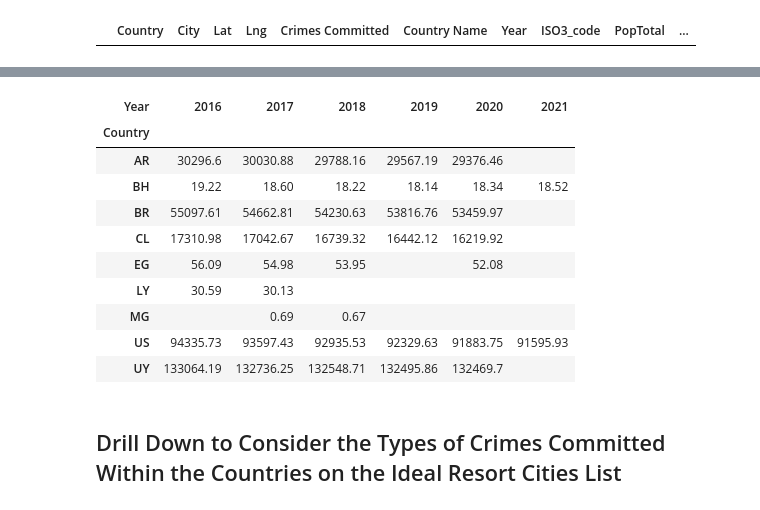
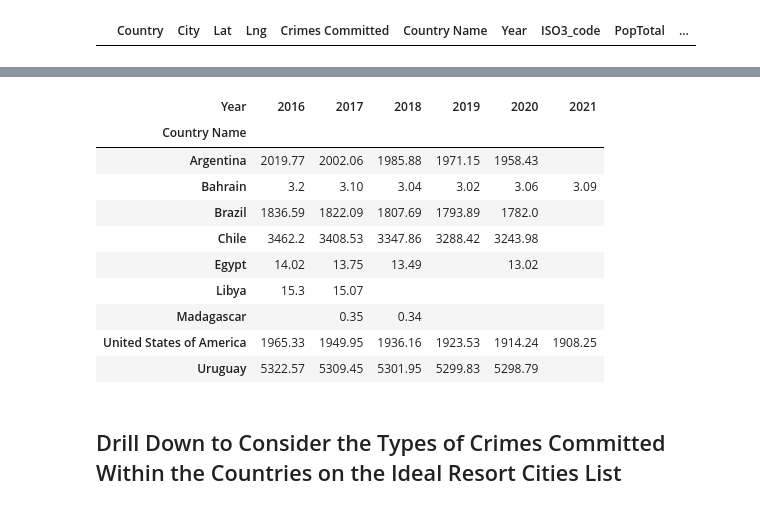
Before and after one commit to mnaffziger/project-one, a Jupyter notebook: Notebooks/UN_crime_pop_cleaned.ipynb, the cells around one changed output, grey strips where cells are left out. Saved outputs shown, nothing was run; the diff lists cells and outputs as text; code cells hidden in the pictures.

```diff
--- a/Notebooks/UN_crime_pop_cleaned.ipynb
+++ b/Notebooks/UN_crime_pop_cleaned.ipynb
@@ -225,36 +225,36 @@ city_crime_high_summary
 # %%
 # Generate pivot table to seek trends in the crime rate,
 # indexing the crime category and reported crime tpyes per country, per year reported
 # https://builtin.com/data-science/pandas-pivot-tables
 
 annual_reported_normalized_crime = np.round(pd.pivot_table(
     crime_comparo_ideal_cities,
     values = 'Crimes/ 100,000 population',
-    index = 'Country',
+    index = 'Country Name',
     columns = 'Year',
-    aggfunc=np.sum
+    aggfunc=np.mean
     ),
     2)
 
 
 # Convert NaN with blank values for future plotting
 annual_reported_normalized_crime.fillna('', inplace = True)
 
 # Create CSV file
 annual_reported_normalized_crime.to_csv(os.path.join(crime_data_dir,"annual_reported_crime.csv"))
 annual_reported_normalized_crime
 # %% [output]
 | Year | 2016 | 2017 | 2018 | 2019 | 2020 | 2021 |
-| Country |  |  |  |  |  |  |
-| AR | 30296.6 | 30030.88 | 29788.16 | 29567.19 | 29376.46 |  |
-| BH | 19.22 | 18.60 | 18.22 | 18.14 | 18.34 | 18.52 |
-| BR | 55097.61 | 54662.81 | 54230.63 | 53816.76 | 53459.97 |  |
-| CL | 17310.98 | 17042.67 | 16739.32 | 16442.12 | 16219.92 |  |
-| EG | 56.09 | 54.98 | 53.95 |  | 52.08 |  |
-| LY | 30.59 | 30.13 |  |  |  |  |
-| MG |  | 0.69 | 0.67 |  |  |  |
-| US | 94335.73 | 93597.43 | 92935.53 | 92329.63 | 91883.75 | 91595.93 |
-| UY | 133064.19 | 132736.25 | 132548.71 | 132495.86 | 132469.7 |  |
+| Country Name |  |  |  |  |  |  |
+| Argentina | 2019.77 | 2002.06 | 1985.88 | 1971.15 | 1958.43 |  |
+| Bahrain | 3.2 | 3.10 | 3.04 | 3.02 | 3.06 | 3.09 |
+| Brazil | 1836.59 | 1822.09 | 1807.69 | 1793.89 | 1782.0 |  |
+| Chile | 3462.2 | 3408.53 | 3347.86 | 3288.42 | 3243.98 |  |
+| Egypt | 14.02 | 13.75 | 13.49 |  | 13.02 |  |
+| Libya | 15.3 | 15.07 |  |  |  |  |
+| Madagascar |  | 0.35 | 0.34 |  |  |  |
+| United States of America | 1965.33 | 1949.95 | 1936.16 | 1923.53 | 1914.24 | 1908.25 |
+| Uruguay | 5322.57 | 5309.45 | 5301.95 | 5299.83 | 5298.79 |  |
 # %% [markdown]
 ## Drill Down to Consider the Types of Crimes Committed Within the Countries on the Ideal Resort Cities List
 # %%
```
Also changed, not shown: parts of 2 cells of this notebook, 2 other files.
